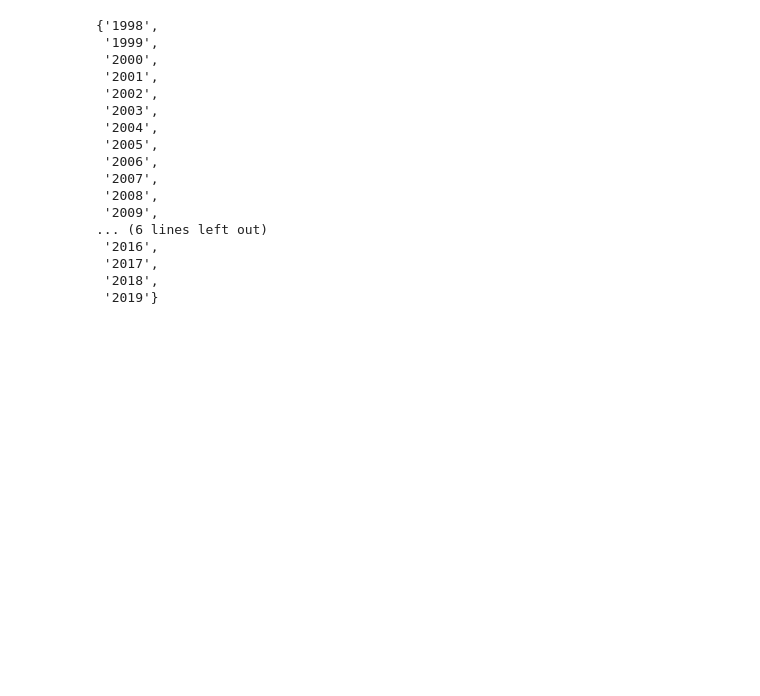
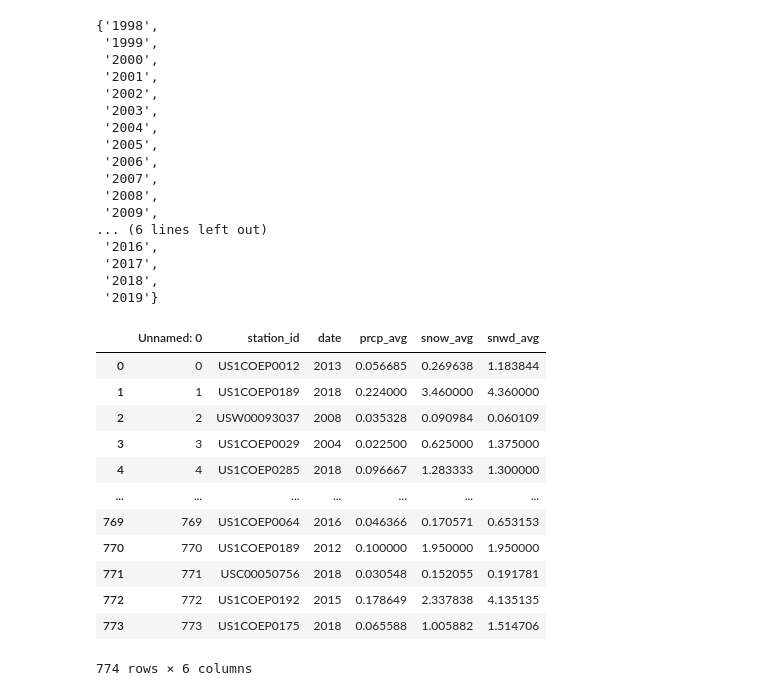
Before and after one commit to nnbaokhang/Descriptive-and-Predictive-Deep-Learning-Analytical-Tools-for-Enhanced-Bridge-Management, a Jupyter notebook: averaging_NOAA_localizing_with_NBI.ipynb, the cells around one changed output. Cells and saved outputs as stored; diff of their text form; code cells hidden in the pictures; blank space fills up the shorter version.

```diff
--- a/averaging_NOAA_localizing_with_NBI.ipynb
+++ b/averaging_NOAA_localizing_with_NBI.ipynb
@@ -272,0 +277,16 @@ avg_data_set
+# %%
+df
+# %% [output]
+|  | Unnamed: 0 | station_id | date | prcp_avg | snow_avg | snwd_avg |
+| 0 | 0 | US1COEP0012 | 2013 | 0.056685 | 0.269638 | 1.183844 |
+| 1 | 1 | US1COEP0189 | 2018 | 0.224000 | 3.460000 | 4.360000 |
+| 2 | 2 | USW00093037 | 2008 | 0.035328 | 0.090984 | 0.060109 |
+| 3 | 3 | US1COEP0029 | 2004 | 0.022500 | 0.625000 | 1.375000 |
+| 4 | 4 | US1COEP0285 | 2018 | 0.096667 | 1.283333 | 1.300000 |
+| ... | ... | ... | ... | ... | ... | ... |
+| 769 | 769 | US1COEP0064 | 2016 | 0.046366 | 0.170571 | 0.653153 |
+| 770 | 770 | US1COEP0189 | 2012 | 0.100000 | 1.950000 | 1.950000 |
+| 771 | 771 | USC00050756 | 2018 | 0.030548 | 0.152055 | 0.191781 |
+| 772 | 772 | US1COEP0192 | 2015 | 0.178649 | 2.337838 | 4.135135 |
+| 773 | 773 | US1COEP0175 | 2018 | 0.065588 | 1.005882 | 1.514706 |
+774 rows × 6 columns
```
Also changed, not shown: parts of 17 cells of this notebook, 1 other file.
